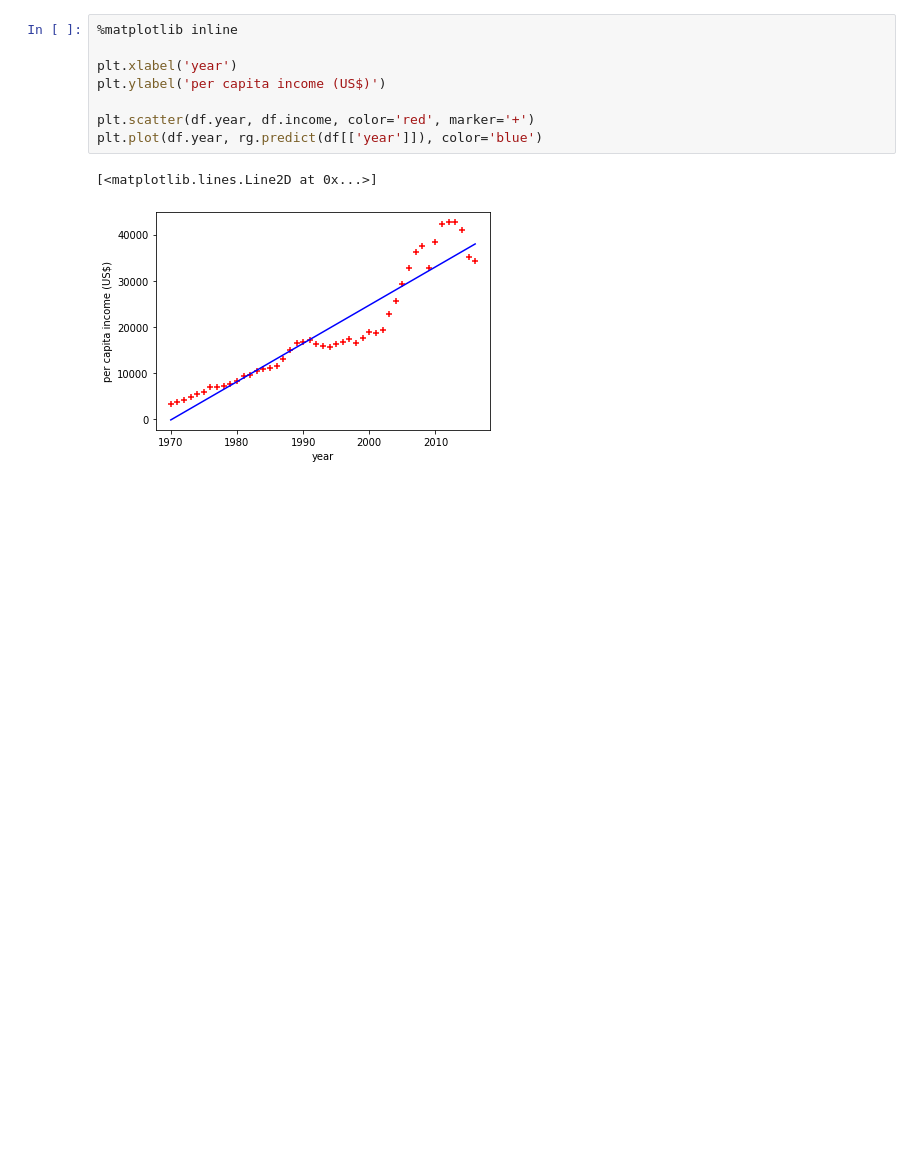
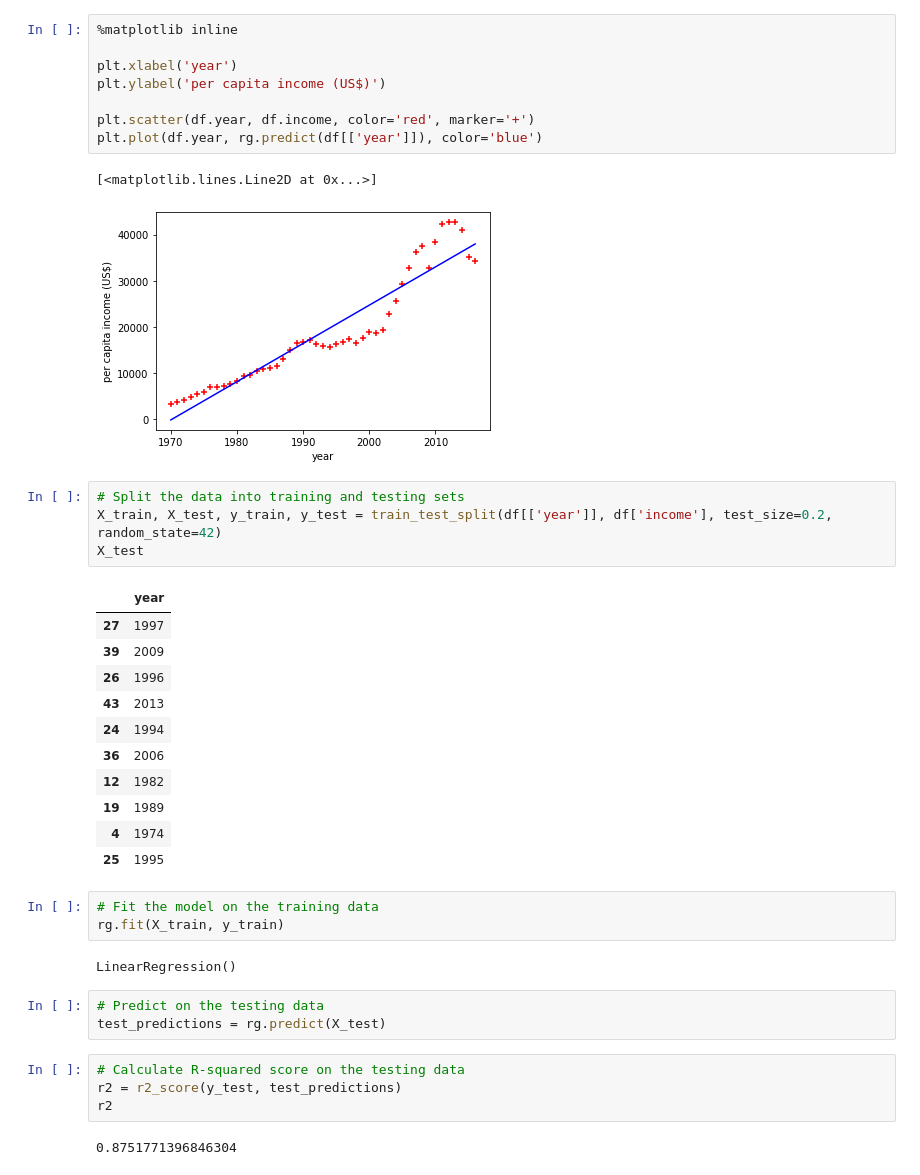
Before and after one commit to mayankbohra/machine_learning, a Jupyter notebook: linear_regression_singleVariable/exercise/code.ipynb, the cells around one changed output. Cells and saved outputs as stored; diff of their text form; blank space fills up the shorter version.

Commit message:
code modify to get r-score

```diff
--- a/linear_regression_singleVariable/exercise/code.ipynb
+++ b/linear_regression_singleVariable/exercise/code.ipynb
@@ -56,3 +74,33 @@ plt.plot(df.year, rg.predict(df[['year']]), color='blue')
 # %% [output]
 [<matplotlib.lines.Line2D at 0x...>]
 [figure]
+# %%
+# Split the data into training and testing sets
+X_train, X_test, y_train, y_test = train_test_split(df[['year']], df['income'], test_size=0.2, random_state=42)
+X_test
+# %% [output]
+|  | year |
+| 27 | 1997 |
+| 39 | 2009 |
+| 26 | 1996 |
+| 43 | 2013 |
+| 24 | 1994 |
+| 36 | 2006 |
+| 12 | 1982 |
+| 19 | 1989 |
+| 4 | 1974 |
+| 25 | 1995 |
+# %%
+# Fit the model on the training data
+rg.fit(X_train, y_train)
+# %% [output]
+LinearRegression()
+# %%
+# Predict on the testing data
+test_predictions = rg.predict(X_test)
+# %%
+# Calculate R-squared score on the testing data
+r2 = r2_score(y_test, test_predictions)
+r2
+# %% [output]
+0.8751771396846304
```
Also changed, not shown: parts of 3 cells of this notebook.
